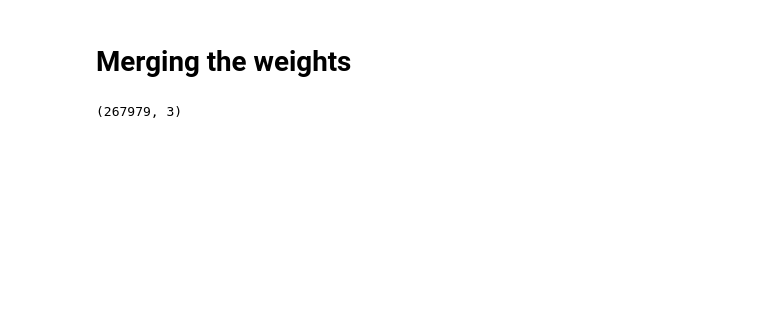
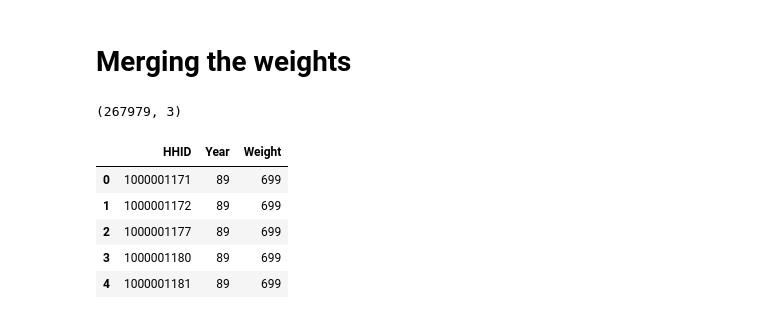
Before and after one commit to sinanarimani/HIES, a Jupyter notebook: merged/merged.ipynb, the cells around one changed output. Saved outputs shown, nothing was run; the diff lists cells and outputs as text; code cells hidden in the pictures; blank space fills up the shorter version.

```diff
--- a/merged/merged.ipynb
+++ b/merged/merged.ipynb
@@ -40,6 +41,7 @@ Index(['HHID', 'Tenure', 'Othertenure', 'Room', 'Area', 'Skeleton',
       dtype='object')
 (38950, 10)
 # %%
+pd.set_option('display.float_format', '{:.0f}'.format)
 years = list(range(89, 99))+ [99] + list(range(1400, 1404))
 df12 = pd.DataFrame()
 for year in years:
@@ -327,0 +264,5 @@ plt.show()
+# %%
+print((merged["FoodExp"]==0).sum())
+years = list(range(90, 99))+ [99] + list(range(1400, 1404))
+for year in years:
+    print(merged["FoodExp"].describe())
@@ -340,6 +299,15 @@ for year in years:
 print(theirdf.shape)
 # %% [output]
 (267979, 3)
+# %%
+theirdf.head()
+# %% [output]
+|  | HHID | Year | Weight |
+| 0 | 1000001171 | 89 | 699 |
+| 1 | 1000001172 | 89 | 699 |
+| 2 | 1000001177 | 89 | 699 |
+| 3 | 1000001180 | 89 | 699 |
+| 4 | 1000001181 | 89 | 699 |
 # %%
 merged[merged["year"]< 96].shape
 # %% [output]
```
Also changed, not shown: parts of 28 cells of this notebook.
